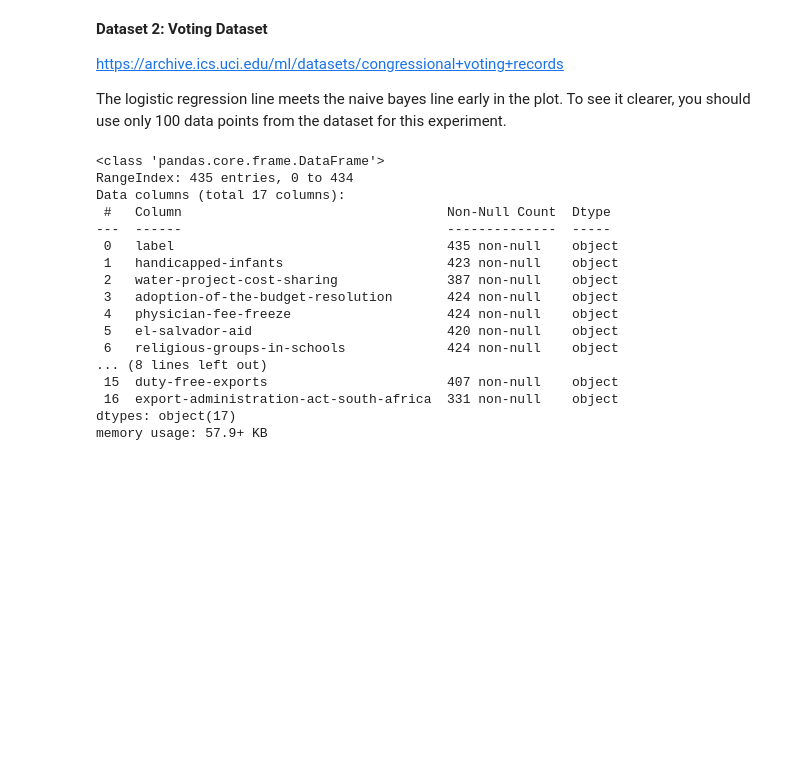
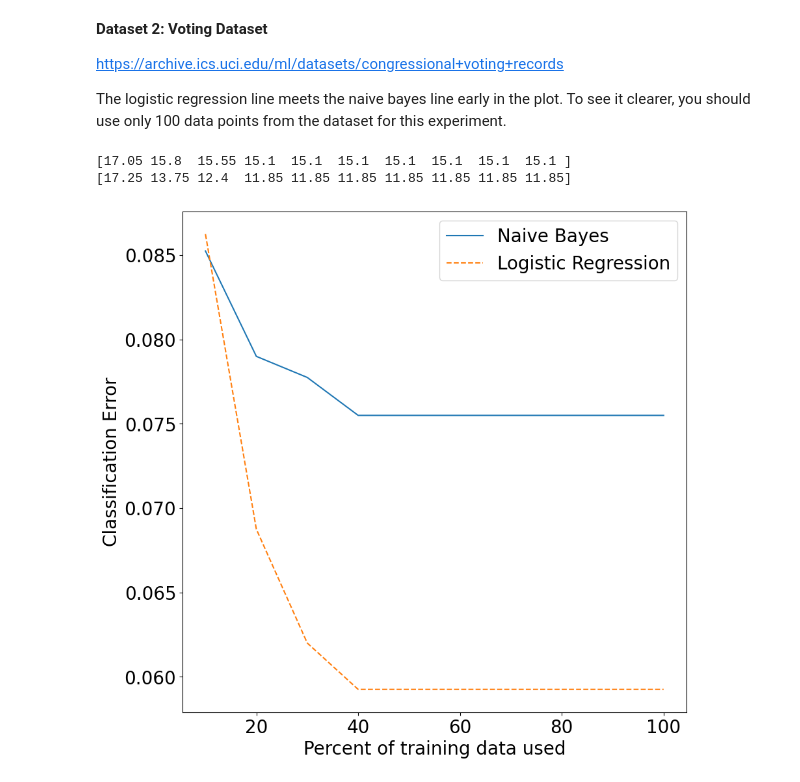
Before and after one commit to Karimkh31/FDS_HS22, a Jupyter notebook: P2/Practical2_skeleton.ipynb, the cells around one changed output. Saved outputs shown, nothing was run; the diff lists cells and outputs as text; code cells hidden in the pictures; blank space fills up the shorter version.

```diff
--- a/P2/Practical2_skeleton.ipynb
+++ b/P2/Practical2_skeleton.ipynb
@@ -571,34 +562,42 @@ makePlot(results[0], results[1])
 https://archive.ics.uci.edu/ml/datasets/congressional+voting+records
 
 The logistic regression line meets the naive bayes line early in the plot. To see it clearer, you should use only 100 data points from the dataset for this experiment.
-# %%
-# load the dataset
-# TODO: insert your code for experiments
-###################################################
-##### YOUR CODE STARTS HERE #######################
-###################################################
-voting = pd.read_csv('./datasets/voting.csv')
-
-voting.info()
-
-###################################################
-##### YOUR CODE ENDS HERE #########################
-###################################################
-# %% [output]
-<class 'pandas.core.frame.DataFrame'>
-RangeIndex: 435 entries, 0 to 434
-Data columns (total 17 columns):
- #   Column                                  Non-Null Count  Dtype
----  ------                                  --------------  -----
- 0   label                                   435 non-null    object
- 1   handicapped-infants                     423 non-null    object
- 2   water-project-cost-sharing              387 non-null    object
- 3   adoption-of-the-budget-resolution       424 non-null    object
- 4   physician-fee-freeze                    424 non-null    object
- 5   el-salvador-aid                         420 non-null    object
- 6   religious-groups-in-schools             424 non-null    object
-... (8 lines left out)
- 15  duty-free-exports                       407 non-null    object
- 16  export-administration-act-south-africa  331 non-null    object
-dtypes: object(17)
-memory usage: 57.9+ KB
+# %%
+# load the dataset
+# TODO: insert your code for experiments
+###################################################
+##### YOUR CODE STARTS HERE #######################
+###################################################
+voting = pd.read_csv('./datasets/voting.csv')
+
+#voting.info()
+
+voting.replace('y', 1, inplace=True)
+voting.replace('n', 0, inplace=True)
+voting.replace('republican', 1, inplace=True)
+voting.replace('democrat', 0, inplace=True)
+
+
+voting = voting.dropna()
+#display(voting)
+
+nbc = NBC(feature_types=['b'] * 16)
+#nbc = BernoulliNB()
+lr = LogisticRegression()
+
+X, y = voting.drop(['label'], axis=1).to_numpy(), voting['label'].to_numpy()
+#np.random.seed(0)
+random_100 = np.random.randint(y.size, size=100)
+
+#print(random_100)
+
+
+X_100,y_100= X[random_100], y[random_100]
+
+
+results = compareNBCvsLR(nbc, lr, X_100, y_100)
+makePlot(results[0], results[1])
+# %% [output]
+[17.05 15.8  15.55 15.1  15.1  15.1  15.1  15.1  15.1  15.1 ]
+[17.25 13.75 12.4  11.85 11.85 11.85 11.85 11.85 11.85 11.85]
+[figure, added]
```
Also changed, not shown: parts of 9 cells of this notebook.
